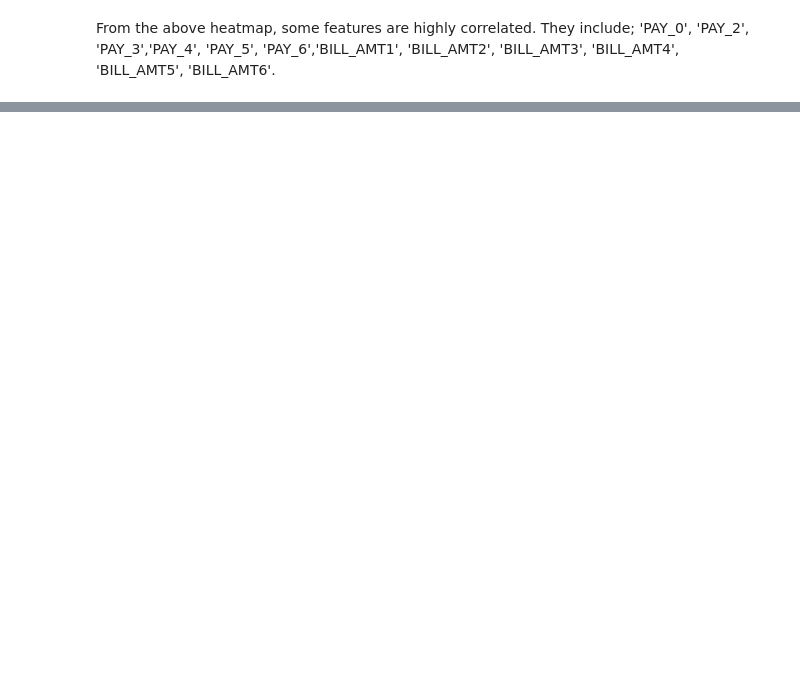
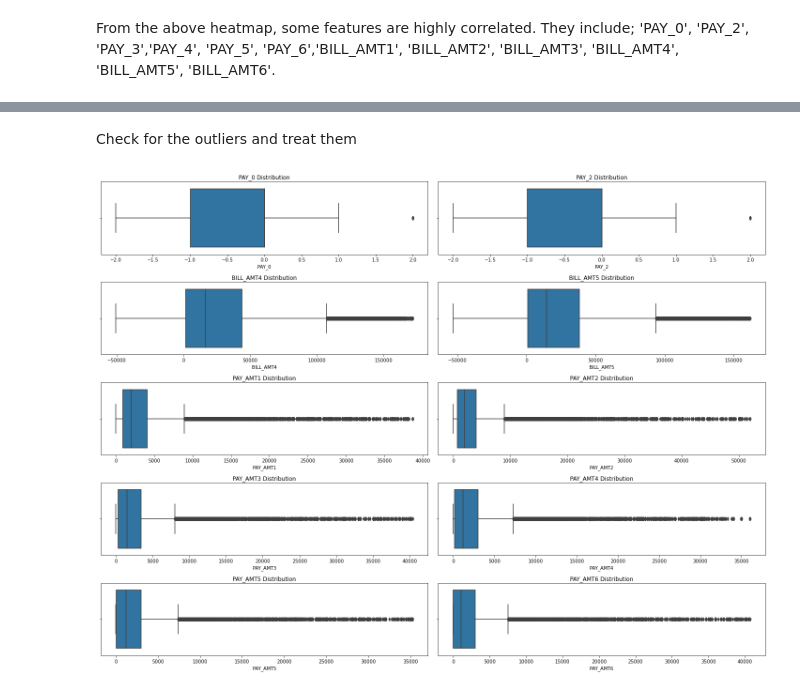
Before and after one commit to Amoskipkirui/Project-credit-scoring, a Jupyter notebook: index.ipynb, the cells around one changed output, grey strips where cells are left out. Drawn from its saved outputs; the diff is of its cells as text; code cells hidden in the pictures; blank space fills up the shorter version.

```diff
--- a/index.ipynb
+++ b/index.ipynb
@@ -236,0 +248,33 @@ From the above heatmap, some features are highly correlated. They include;
+# %% [markdown]
+Check for the outliers and treat them
+# %%
+cols = ['PAY_0', 'PAY_2', 'BILL_AMT4','BILL_AMT5','PAY_AMT1','PAY_AMT2','PAY_AMT3','PAY_AMT4','PAY_AMT5','PAY_AMT6']
+# %%
+def remove_outliers(df, columns, threshold=2):
+
+    df_cleaned = df.copy()  # Create a copy of the DataFrame
+
+    for column in columns:
+        z_scores = (df[column] - df[column].mean()) / df[column].std()  # Calculate Z-scores
+        outliers = df_cleaned.loc[abs(z_scores) > threshold]  # Find outliers based on threshold
+        df_cleaned = df_cleaned.drop(outliers.index)  # Remove outliers from the DataFrame
+
+    return df_cleaned
+
+
+# Specify the columns to remove outliers from
+columns_to_remove_outliers = cols
+
+# Remove outliers from the DataFrame
+df_cleaned = remove_outliers(df, columns_to_remove_outliers)
+
+# Plot box plots for the cleaned DataFrame
+plt.figure(figsize=(20, 15))
+for i, column in enumerate(columns_to_remove_outliers):
+    plt.subplot(len(columns_to_remove_outliers)//2 + len(columns_to_remove_outliers)%2, 2, i+1)
+    sns.boxplot(data=df_cleaned, x=column)
+    plt.title(f"{column} Distribution")
+plt.tight_layout()
+plt.show()
+# %% [output]
+[figure, added]
```
Also changed, not shown: parts of 7 cells of this notebook.
